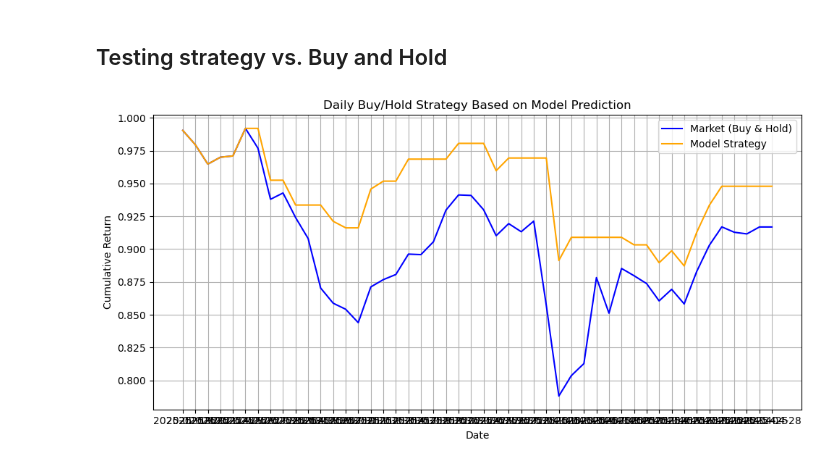
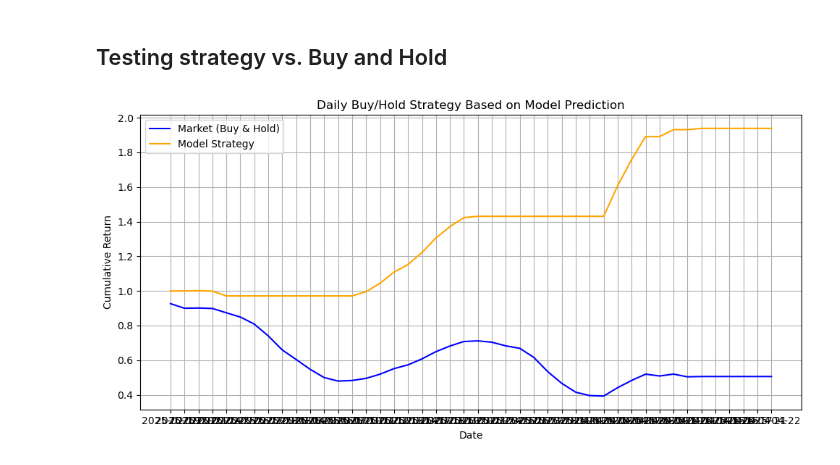
Before and after one commit to asacco-97/multimodal-stock-ranking, a Jupyter notebook: notebooks/gbm.ipynb, the cells around one changed output. Drawn from its saved outputs; the diff is of its cells as text; code cells hidden in the pictures.

Commit message:
Test new tickers with lagged response

```diff
--- a/notebooks/gbm.ipynb
+++ b/notebooks/gbm.ipynb
@@ -309,35 +299,35 @@ import matplotlib.pyplot as plt
 # 1. Extract test window
 test_df = df.iloc[TEST_START_INDEX:].copy()
 test_df["prediction"] = y_pred[TEST_START_INDEX:]
 
 # 2. Calculate next-day return from actual closes
-test_df["actual_close_t"] = test_df[RESPONSE_VAR]
-test_df["actual_close_t+1"] = test_df["actual_close_t"].shift(-1)
-test_df["actual_return"] = (test_df["actual_close_t+1"] - test_df["actual_close_t"]) / test_df["actual_close_t"]
+test_df["actual_close_t"] = test_df["close"]
+test_df[f"actual_{RESPONSE_VAR}"] = test_df["actual_close_t"].shift(-5)
+test_df["actual_return"] = (test_df[f"actual_{RESPONSE_VAR}"] - test_df["actual_close_t"]) / test_df["actual_close_t"]
 
 # 3. Calculate model's expected return
-test_df["predicted_return"] = (test_df["prediction"].shift(-1) - test_df["actual_close_t"]) / test_df["actual_close_t"]
+test_df["predicted_return"] = (test_df["prediction"] - test_df["actual_close_t"]) / test_df["actual_close_t"]
 
 # 4. Define buy signal: model predicts next-day return > 0
 test_df["signal"] = (test_df["predicted_return"] > 0).astype(int)
 
 # 5. Calculate strategy return: earn return only when signal == 1
 test_df["strategy_return"] = test_df["actual_return"] * test_df["signal"]
 
 # 6. Calculate cumulative returns
 test_df["cumulative_market"] = (1 + test_df["actual_return"].fillna(0)).cumprod()
 test_df["cumulative_strategy"] = (1 + test_df["strategy_return"].fillna(0)).cumprod()
 
 # 7. Plot results
 plt.figure(figsize=(10, 5))
 plt.plot(test_df["date"], test_df["cumulative_market"], label="Market (Buy & Hold)", color='blue')
 plt.plot(test_df["date"], test_df["cumulative_strategy"], label="Model Strategy", color='orange')
 plt.legend()
 plt.xlabel("Date")
 plt.ylabel("Cumulative Return")
 plt.title("Daily Buy/Hold Strategy Based on Model Prediction")
 plt.grid(True)
 plt.tight_layout()
 plt.show()
 # %% [output]
-[figure, old version]
+[figure, new version]
```
Also changed, not shown: parts of 12 cells of this notebook.
